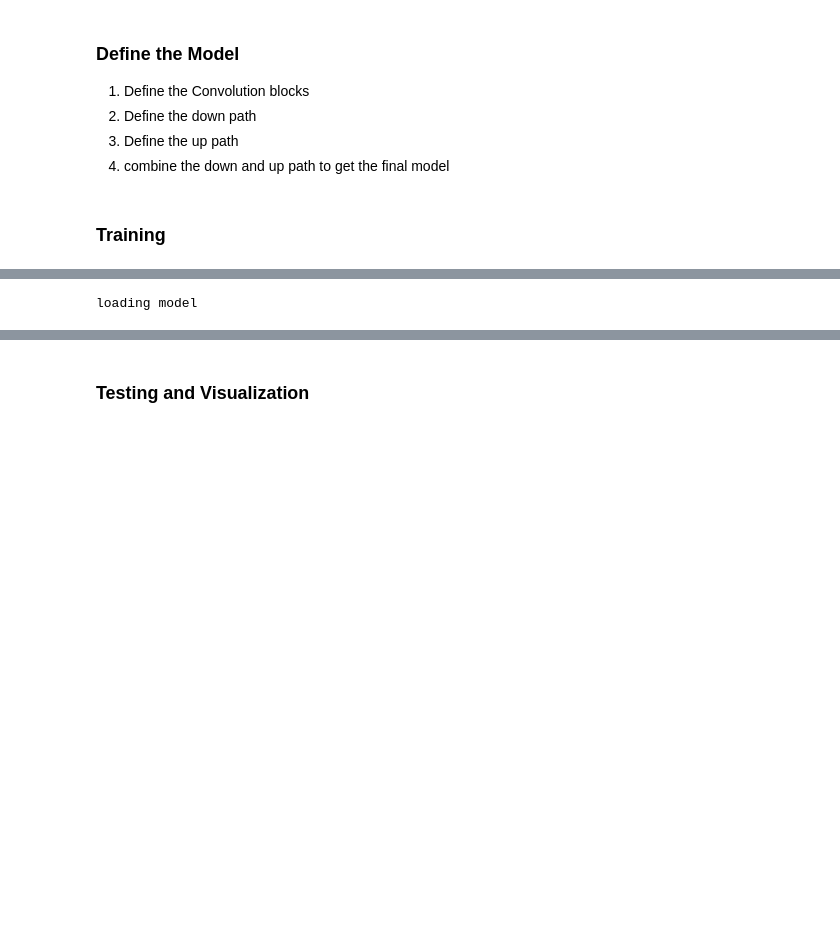
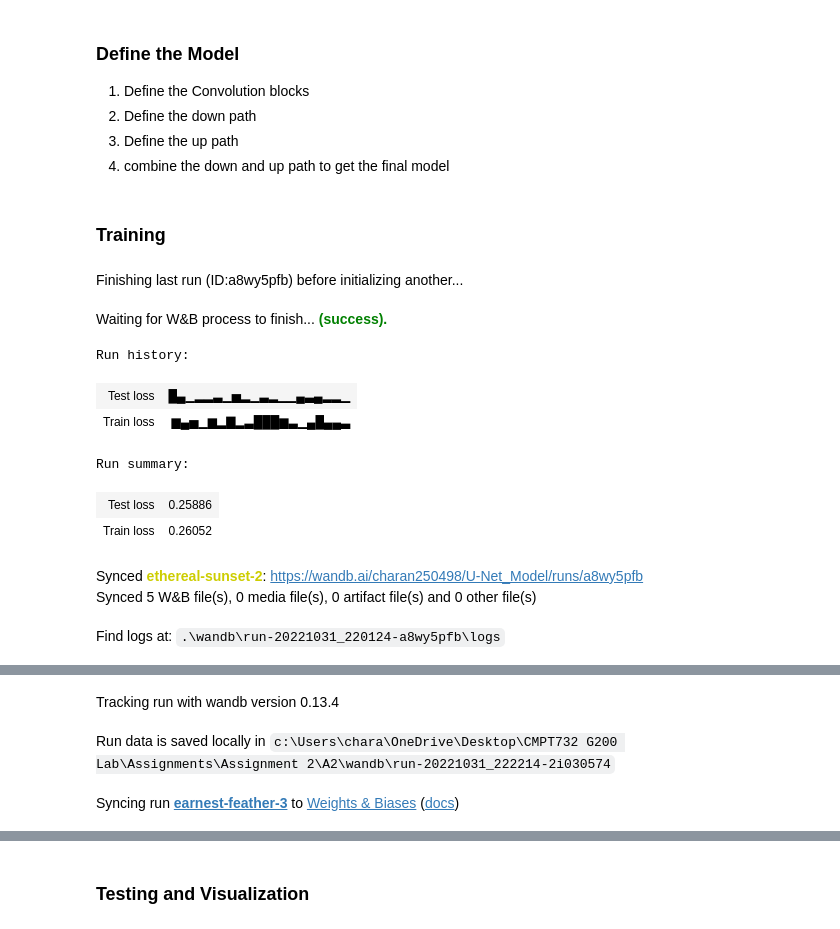
Before and after one commit to charan2598/U-net-for-Image-Segmentation, a Jupyter notebook: assignment_2.ipynb, the cells around one changed output, grey strips where cells are left out. Drawn from its saved outputs; the diff is of its cells as text; code cells hidden in the pictures; blank space fills up the shorter version.

```diff
--- a/assignment_2.ipynb
+++ b/assignment_2.ipynb
@@ -236,3 +236,25 @@ class UNet(nn.Module):
         return conv_op
 # %% [markdown]
 ### Training
+# %%
+import wandb
+
+wandb.init(project="U-Net_Model")
+
+wandb.config = {
+  "learning_rate": 0.001,
+  "epochs": 20,
+  "batch_size": 2
+}
+# %% [output]
+Finishing last run (ID:a8wy5pfb) before initializing another...
+Waiting for W&B process to finish... (success).
+Run history:
+| Test loss | █▄▁▂▂▃▁▅▂▁▃▂▁▁▄▃▄▂▂▁ |
+| Train loss | ▆▄▅▁▆▂▇▂▃███▆▃▁▄█▄▄▃ |
+Run summary:
+| Test loss | 0.25886 |
+| Train loss | 0.26052 |
+Synced ethereal-sunset-2: https://wandb.ai/charan250498/U-Net_Model/runs/a8wy5pfb
+Synced 5 W&B file(s), 0 media file(s), 0 artifact file(s) and 0 other file(s)
+Find logs at: .\wandb\run-20221031_220124-a8wy5pfb\logs
@@ -239,3 +262,6 @@ class UNet(nn.Module):
+Tracking run with wandb version 0.13.4
+Run data is saved locally in c:\Users\chara\OneDrive\Desktop\CMPT732 G200 Lab\Assignments\Assignment 2\A2\wandb\run-20221031_222214-2i030574
+Syncing run earnest-feather-3 to Weights & Biases (docs)
 # %%
 #Paramteres
 
@@ -277,10 +303,8 @@ if load:
 
 criterion = nn.CrossEntropyLoss()
 
-#optimizer = optim.Adam(model.parameters(), lr=lr, weight_decay=0.0005)
-optimizer = optim.SGD(model.parameters(), lr=lr, momentum=0.99, weight_decay=0.0005)
+optimizer = optim.Adam(model.parameters(), lr=lr, weight_decay=0.0005)
+#optimizer = optim.SGD(model.parameters(), lr=lr, momentum=0.99, weight_decay=0.0005)
-# %% [output]
-loading model
 # %%
 model.train()
 for e in range(epoch_n):
```
Also changed, not shown: parts of 4 cells of this notebook.
